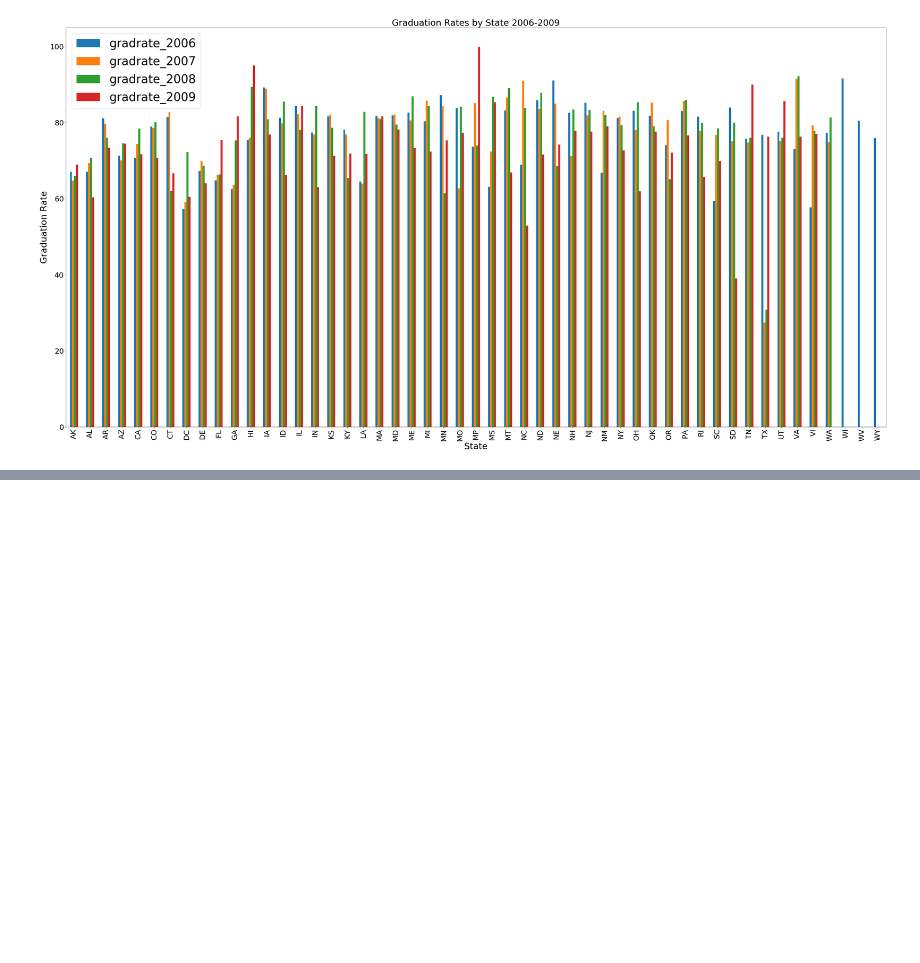
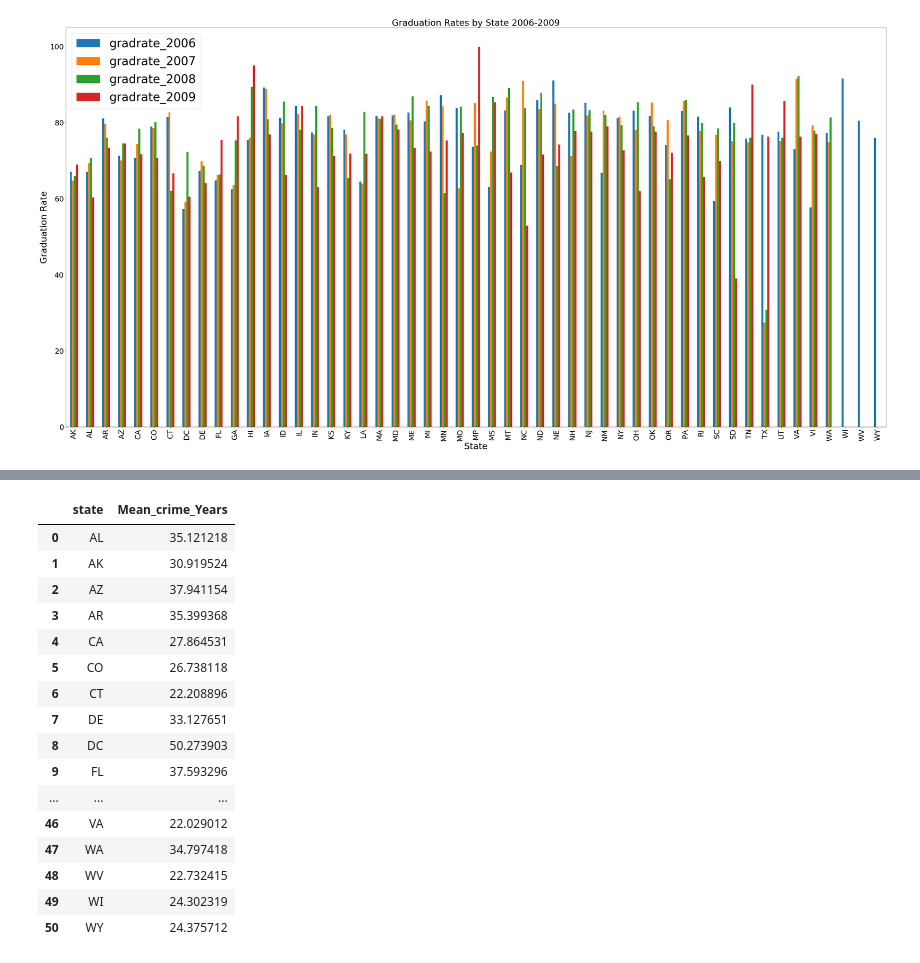
Before and after one commit to klcurtiss/Project1work, a Jupyter notebook: Kelly_project1.ipynb, the cells around one changed output, grey strips where cells are left out. Cells and saved outputs as stored; diff of their text form; code cells hidden in the pictures; blank space fills up the shorter version.

```diff
--- a/Kelly_project1.ipynb
+++ b/Kelly_project1.ipynb
@@ -510,0 +556,26 @@ plt.show()
+# %%
+combined_mean_crime_with_state = pd.DataFrame({
+    "state":crimerates_allyears["state"],
+    "Mean_crime_Years": crimerates_allyears_mean
+
+})
+
+combined_mean_crime_with_state
+# %% [output]
+|  | state | Mean_crime_Years |
+| 0 | AL | 35.121218 |
+| 1 | AK | 30.919524 |
+| 2 | AZ | 37.941154 |
+| 3 | AR | 35.399368 |
+| 4 | CA | 27.864531 |
+| 5 | CO | 26.738118 |
+| 6 | CT | 22.208896 |
+| 7 | DE | 33.127651 |
+| 8 | DC | 50.273903 |
+| 9 | FL | 37.593296 |
+| ... | ... | ... |
+| 46 | VA | 22.029012 |
+| 47 | WA | 34.797418 |
+| 48 | WV | 22.732415 |
+| 49 | WI | 24.302319 |
+| 50 | WY | 24.375712 |
```
Also changed, not shown: parts of 7 cells of this notebook, 1 other file.
